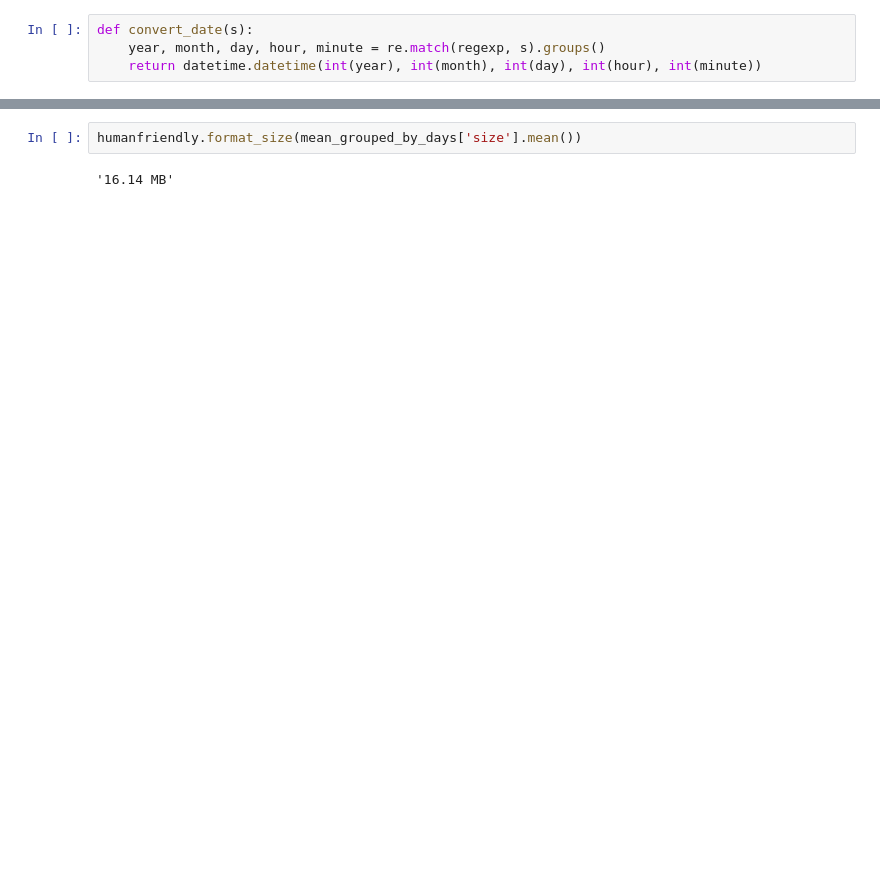
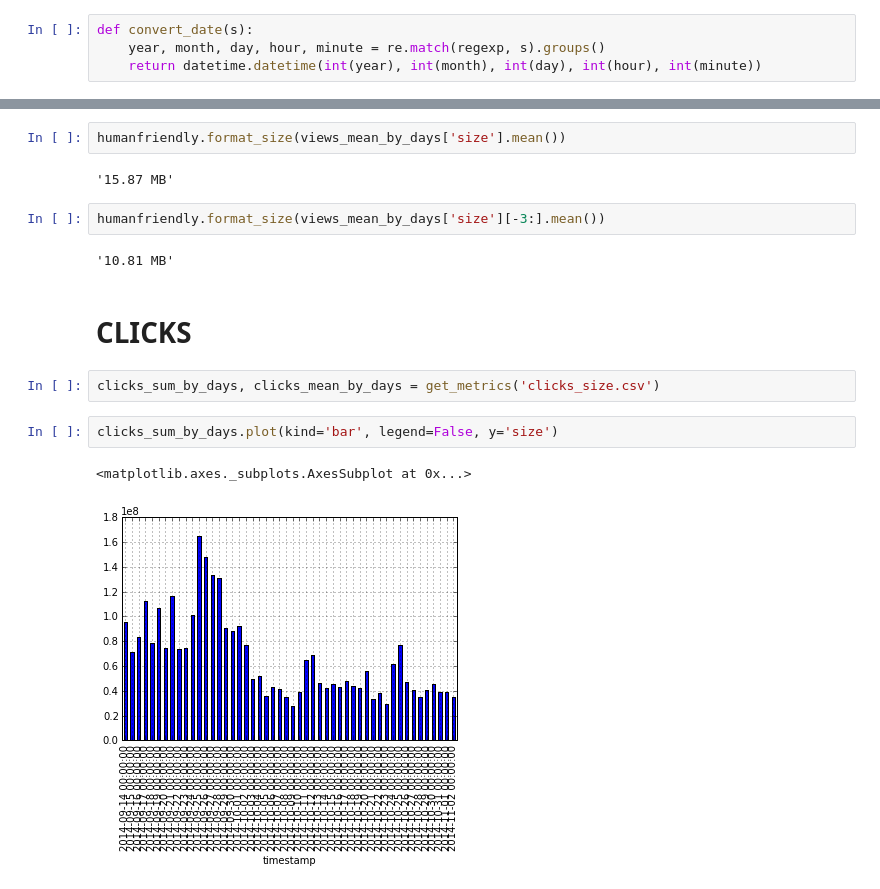
Before and after one commit to gusajz/notebooks, a Jupyter notebook: test-file-size.ipynb, the cells around one changed output, grey strips where cells are left out. Saved outputs shown, nothing was run; the diff lists cells and outputs as text; blank space fills up the shorter version.

```diff
--- a/test-file-size.ipynb
+++ b/test-file-size.ipynb
@@ -47,4 +51,17 @@ Timestamp('2014-10-30 00:00:00', offset='D')
 # %%
-humanfriendly.format_size(mean_grouped_by_days['size'].mean())
+humanfriendly.format_size(views_mean_by_days['size'].mean())
 # %% [output]
-'16.14 MB'
+'15.87 MB'
+# %%
+humanfriendly.format_size(views_mean_by_days['size'][-3:].mean())
+# %% [output]
+'10.81 MB'
+# %% [markdown]
+# CLICKS
+# %%
+clicks_sum_by_days, clicks_mean_by_days = get_metrics('clicks_size.csv')
+# %%
+clicks_sum_by_days.plot(kind='bar', legend=False, y='size')
+# %% [output]
+<matplotlib.axes._subplots.AxesSubplot at 0x...>
+[figure, added]
```
Also changed, not shown: parts of 17 cells of this notebook, 1 other file.
